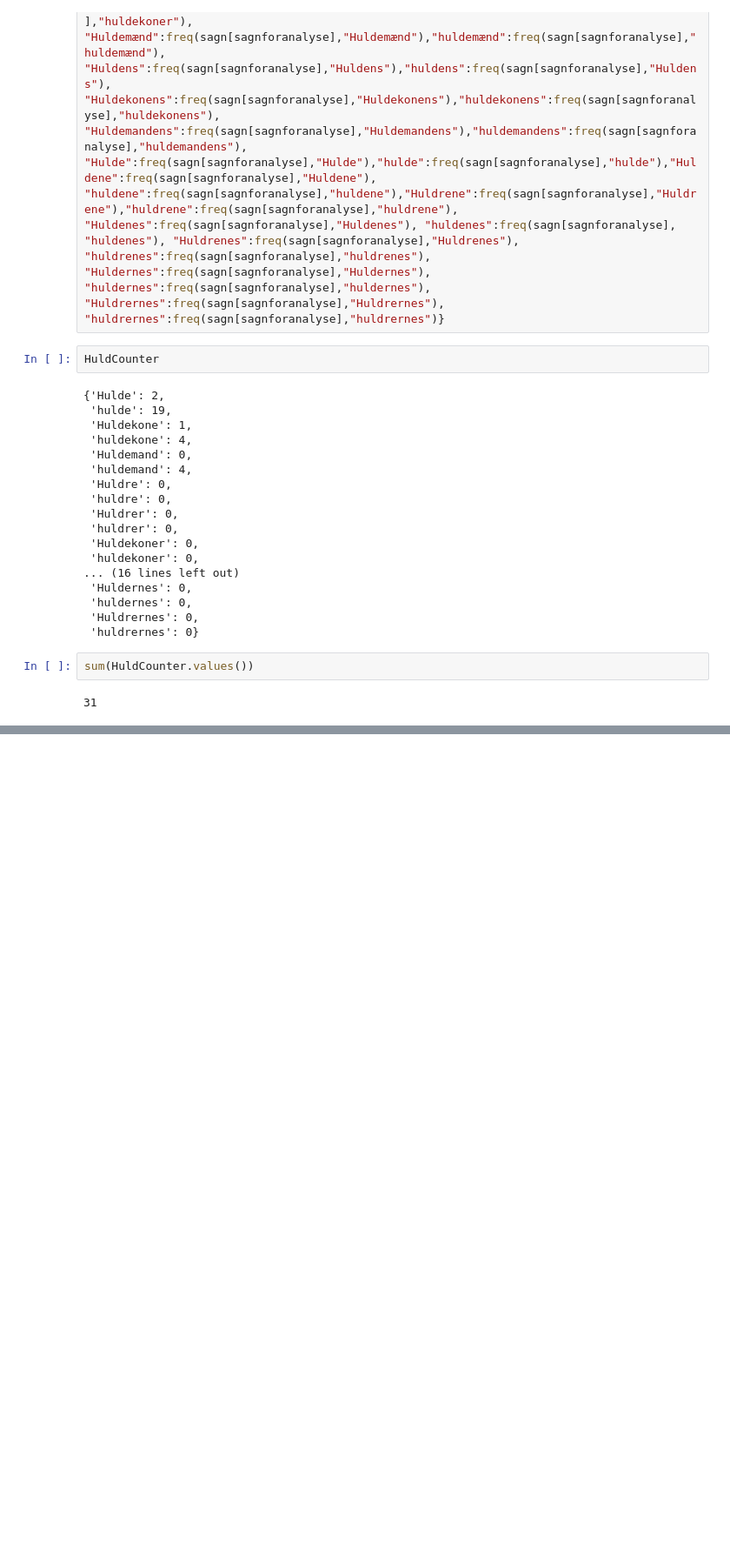
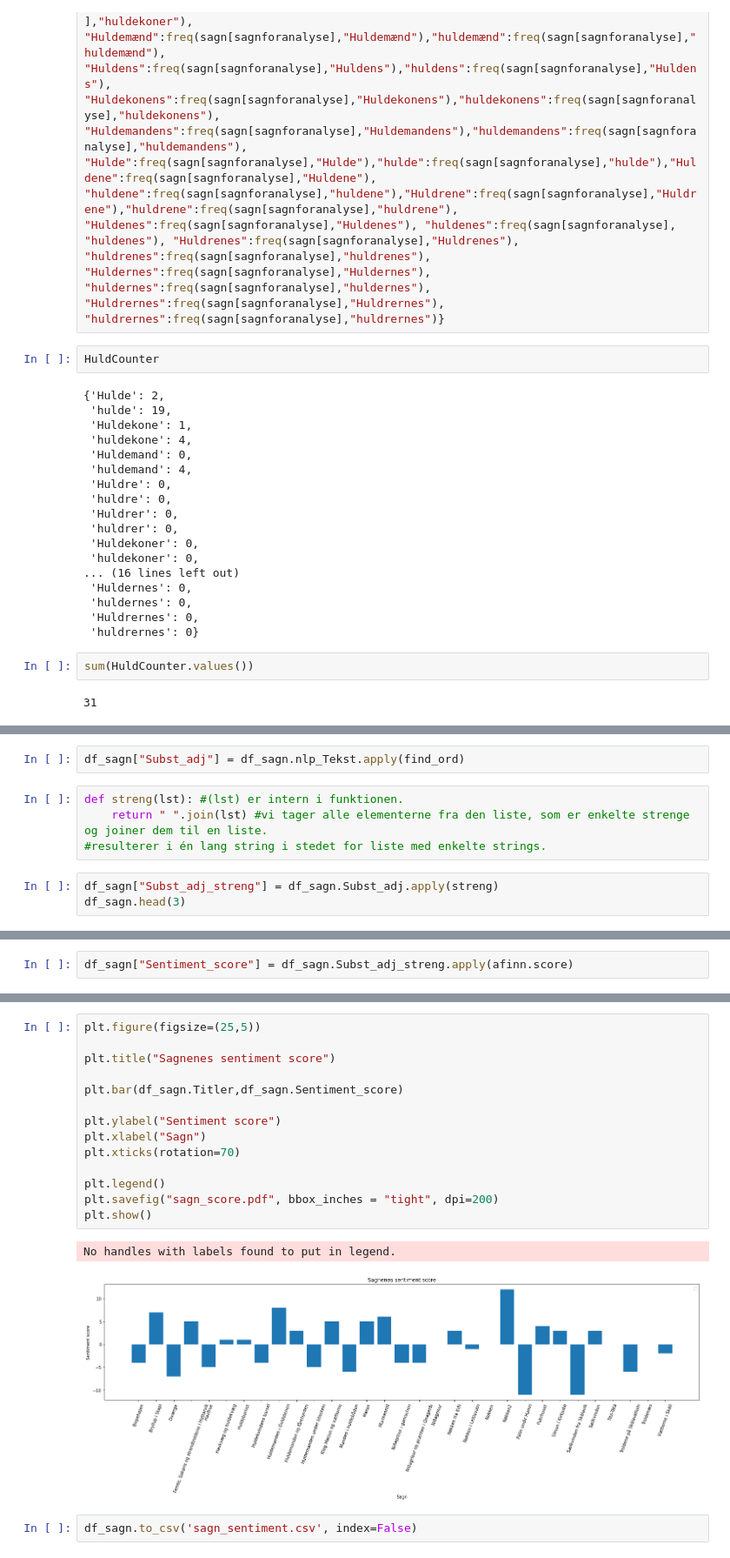
Before and after one commit to HjordisPoulsen/Eksamen, a Jupyter notebook: Eksamens script.ipynb, the cells around one changed output, grey strips where cells are left out. Shown at 87% size. Cells and saved outputs as stored; diff of their text form; blank space fills up the shorter version.

Commit message:
med sentiment analyse

```diff
--- a/Eksamens script.ipynb
+++ b/Eksamens script.ipynb
@@ -369,0 +403,9 @@ sum(HuldCounter.values())
+# %%
+df_sagn["Subst_adj"] = df_sagn.nlp_Tekst.apply(find_ord)
+# %%
+def streng(lst): #(lst) er intern i funktionen.
+    return " ".join(lst) #vi tager alle elementerne fra den liste, som er enkelte strenge og joiner dem til en liste.
+#resulterer i én lang string i stedet for liste med enkelte strings.
+# %%
+df_sagn["Subst_adj_streng"] = df_sagn.Subst_adj.apply(streng)
+df_sagn.head(3)
@@ -369,0 +417,2 @@ sum(HuldCounter.values())
+# %%
+df_sagn["Sentiment_score"] = df_sagn.Subst_adj_streng.apply(afinn.score)
@@ -369,0 +439,19 @@ sum(HuldCounter.values())
+# %%
+plt.figure(figsize=(25,5))
+
+plt.title("Sagnenes sentiment score")
+
+plt.bar(df_sagn.Titler,df_sagn.Sentiment_score)
+
+plt.ylabel("Sentiment score")
+plt.xlabel("Sagn")
+plt.xticks(rotation=70)
+
+plt.legend()
+plt.savefig("sagn_score.pdf", bbox_inches = "tight", dpi=200)
+plt.show()
+# %% [output]
+No handles with labels found to put in legend.
+[figure, added]
+# %%
+df_sagn.to_csv('sagn_sentiment.csv', index=False)
```
Also changed, not shown: parts of 15 cells of this notebook.
